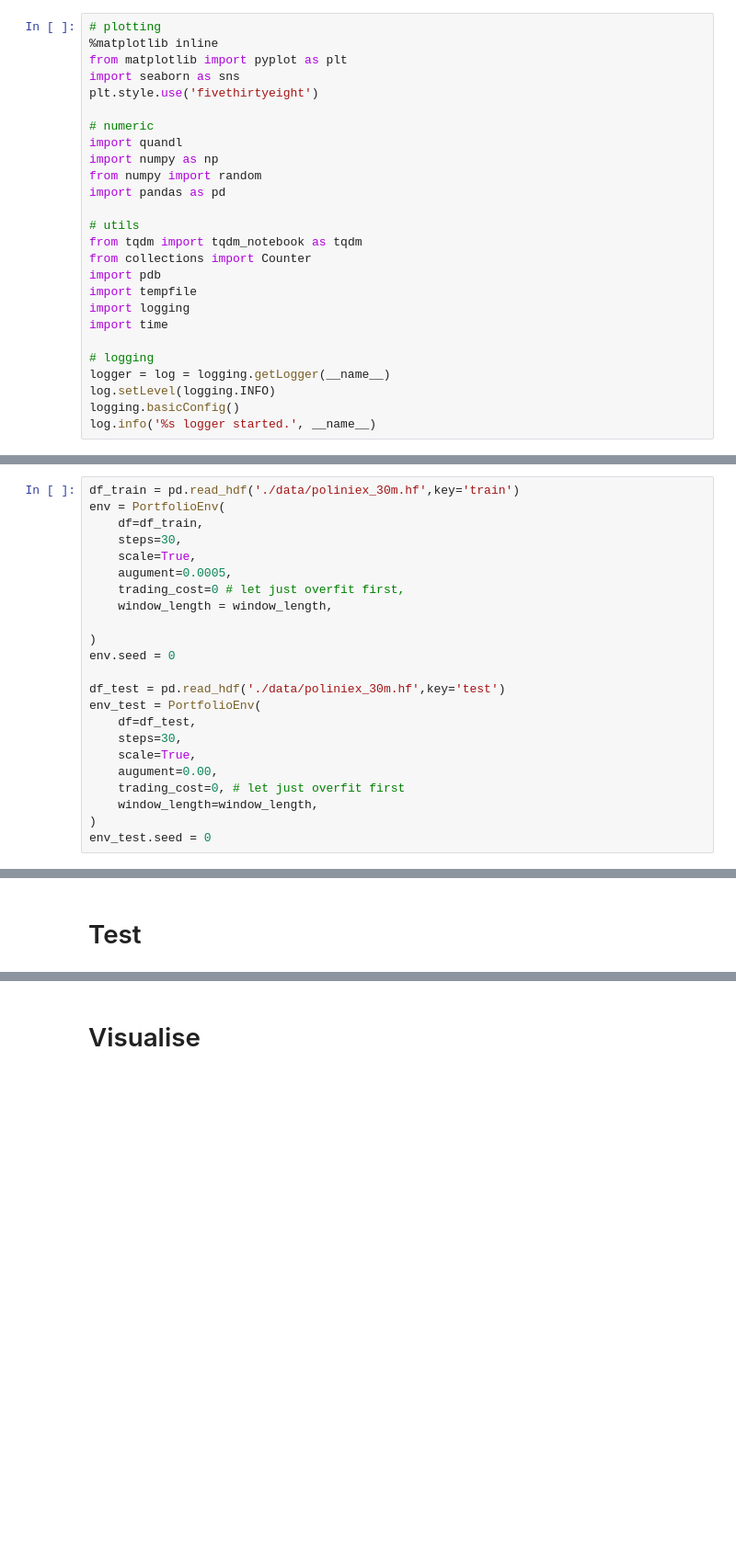
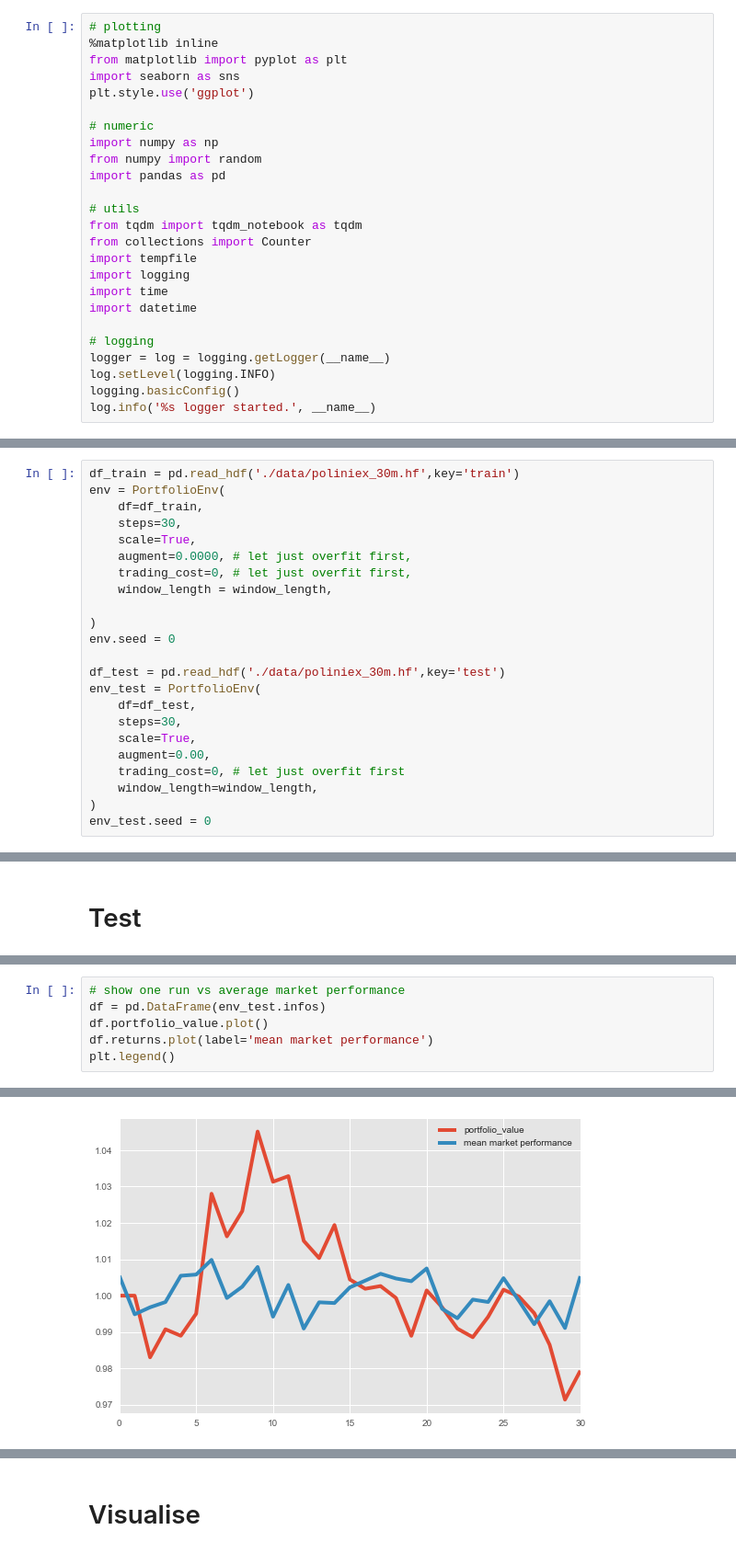
Before and after one commit to wassname/rl-portfolio-management, a Jupyter notebook: keras-ddpg.ipynb, the cells around one changed output, grey strips where cells are left out. Shown: that part at 92% size. Saved outputs shown, nothing was run; the diff lists cells and outputs as text; blank space fills up the shorter version.

```diff
--- a/keras-ddpg.ipynb
+++ b/keras-ddpg.ipynb
@@ -43,10 +3,9 @@ TODO:
 %matplotlib inline
 from matplotlib import pyplot as plt
 import seaborn as sns
-plt.style.use('fivethirtyeight')
+plt.style.use('ggplot')
 
 # numeric
-import quandl
 import numpy as np
 from numpy import random
 import pandas as pd
@@ -54,10 +13,10 @@ import pandas as pd
 # utils
 from tqdm import tqdm_notebook as tqdm
 from collections import Counter
-import pdb
 import tempfile
 import logging
 import time
+import datetime
 
 # logging
 logger = log = logging.getLogger(__name__)
@@ -106,8 +65,8 @@ env = PortfolioEnv(
     df=df_train,
     steps=30,
     scale=True,
-    augument=0.0005,
-    trading_cost=0 # let just overfit first,
+    augment=0.0000, # let just overfit first,
+    trading_cost=0, # let just overfit first,
     window_length = window_length,
 
 )
@@ -118,7 +77,7 @@ env_test = PortfolioEnv(
     df=df_test,
     steps=30,
     scale=True,
-    augument=0.00,
+    augment=0.00,
     trading_cost=0, # let just overfit first
     window_length=window_length,
 )
@@ -279,0 +253,7 @@ agent.test(env_test, nb_episodes=10, visualize=False)
+# %%
+# show one run vs average market performance
+df = pd.DataFrame(env_test.infos)
+df.portfolio_value.plot()
+df.returns.plot(label='mean market performance')
+plt.legend()
+# %% [output]
@@ -279,0 +261 @@ agent.test(env_test, nb_episodes=10, visualize=False)
+[figure, added]
```
Also changed, not shown: parts of 9 cells of this notebook.
